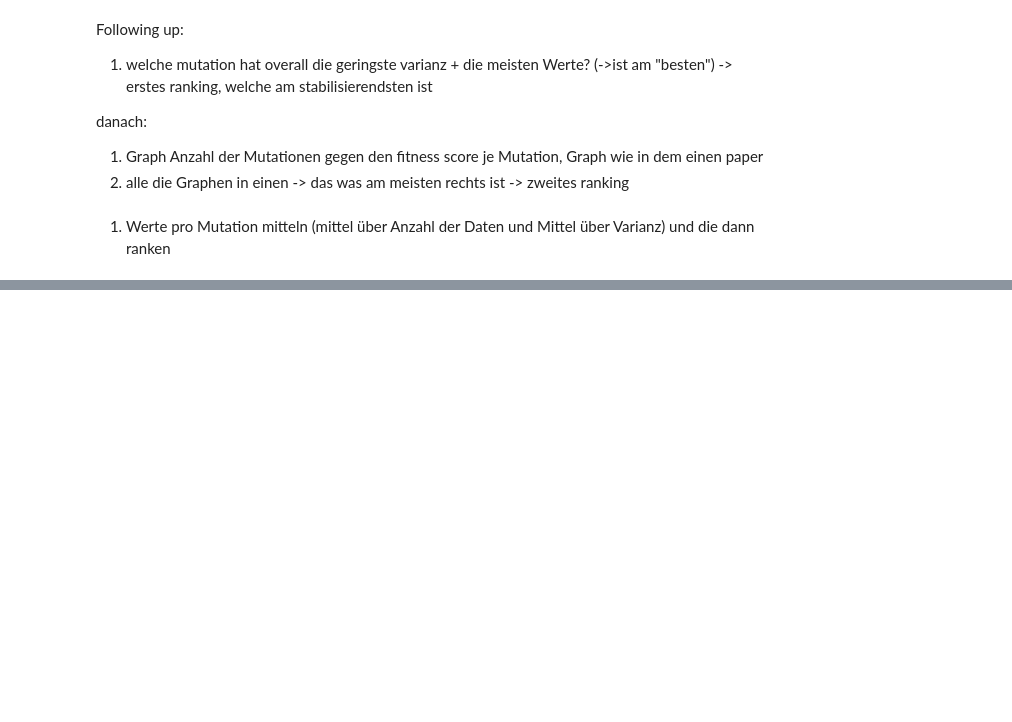
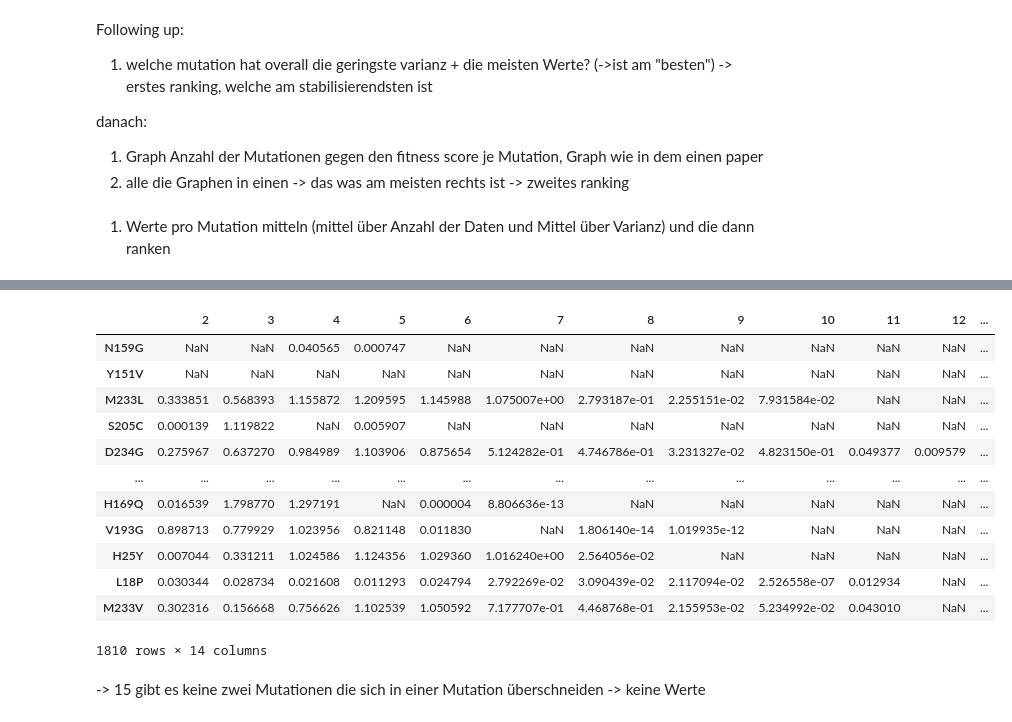
Before and after one commit to datascience-mobi-2023/topic02_team03, a Jupyter notebook: L_stabilizing_mutations_in_multiplemuts.ipynb, the cells around one changed output, grey strips where cells are left out. Drawn from its saved outputs; the diff is of its cells as text; code cells hidden in the pictures; blank space fills up the shorter version.

Commit message:
Varianzen berechnen pro mutcount in einem df

```diff
--- a/L_stabilizing_mutations_in_multiplemuts.ipynb
+++ b/L_stabilizing_mutations_in_multiplemuts.ipynb
@@ -456,0 +360,38 @@ ranking = df.sort_values(by=['Varianz', 'Anzahl benutzter Werte'], ascending=[Fa
+# %%
+#Varianzen mitteln für jede Mutation, über die Mutationscounts hinweg
+frame_zum_mitteln_variance = pd.DataFrame(index = all_possible_mutations)
+variance_per_mutant_count_list = []
+
+for j, ax in zip(range(2, 16), axes.flatten()):
+    variance_per_mutant_list = []
+
+    for i in all_possible_mutations:
+        mut_count_fscore = count_fscore_frame.loc[result_how_often[i] == True]
+        fscore_mut = mut_count_fscore['DMS_score'].loc[mut_count_fscore['mut_count'] == j]
+        varianz_mut = fscore_mut.var()  #die varianz je mutation je anzahl
+        variance_per_mutant_list.append(varianz_mut) #liste der Varianzen ALLER Mutationen je anzahl
+
+    variance_per_mutant_df = pd.DataFrame(variance_per_mutant_list, index=all_possible_mutations)
+    variance_per_mutant_count_list.append(variance_per_mutant_df)
+variance_per_mutant_count_df = pd.concat(variance_per_mutant_count_list, axis=1)
+variance_per_mutant_count_df.set_axis(range(2,16), axis=1, inplace=True)
+
+# Varianz je Mutation je Mutationanzahl
+variance_per_mutant_count_df
+# dataframe mit allen varianzen (Zellen) pro alle mutationen (rows) pro alle counts (columns)
+# %% [output]
+|  | 2 | 3 | 4 | 5 | 6 | 7 | 8 | 9 | 10 | 11 | 12 | ... |
+| N159G | NaN | NaN | 0.040565 | 0.000747 | NaN | NaN | NaN | NaN | NaN | NaN | NaN | ... |
+| Y151V | NaN | NaN | NaN | NaN | NaN | NaN | NaN | NaN | NaN | NaN | NaN | ... |
+| M233L | 0.333851 | 0.568393 | 1.155872 | 1.209595 | 1.145988 | 1.075007e+00 | 2.793187e-01 | 2.255151e-02 | 7.931584e-02 | NaN | NaN | ... |
+| S205C | 0.000139 | 1.119822 | NaN | 0.005907 | NaN | NaN | NaN | NaN | NaN | NaN | NaN | ... |
+| D234G | 0.275967 | 0.637270 | 0.984989 | 1.103906 | 0.875654 | 5.124282e-01 | 4.746786e-01 | 3.231327e-02 | 4.823150e-01 | 0.049377 | 0.009579 | ... |
+| ... | ... | ... | ... | ... | ... | ... | ... | ... | ... | ... | ... | ... |
+| H169Q | 0.016539 | 1.798770 | 1.297191 | NaN | 0.000004 | 8.806636e-13 | NaN | NaN | NaN | NaN | NaN | ... |
+| V193G | 0.898713 | 0.779929 | 1.023956 | 0.821148 | 0.011830 | NaN | 1.806140e-14 | 1.019935e-12 | NaN | NaN | NaN | ... |
+| H25Y | 0.007044 | 0.331211 | 1.024586 | 1.124356 | 1.029360 | 1.016240e+00 | 2.564056e-02 | NaN | NaN | NaN | NaN | ... |
+| L18P | 0.030344 | 0.028734 | 0.021608 | 0.011293 | 0.024794 | 2.792269e-02 | 3.090439e-02 | 2.117094e-02 | 2.526558e-07 | 0.012934 | NaN | ... |
+| M233V | 0.302316 | 0.156668 | 0.756626 | 1.102539 | 1.050592 | 7.177707e-01 | 4.468768e-01 | 2.155953e-02 | 5.234992e-02 | 0.043010 | NaN | ... |
+1810 rows × 14 columns
+# %% [markdown]
+-> 15 gibt es keine zwei Mutationen die sich in einer Mutation überschneiden -> keine Werte
```
Also changed, not shown: parts of 8 cells of this notebook.
